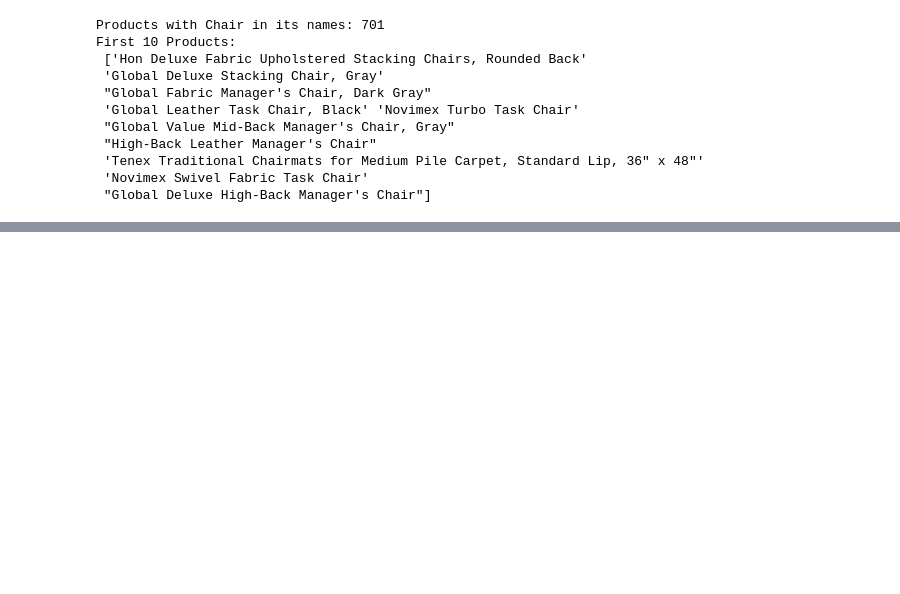
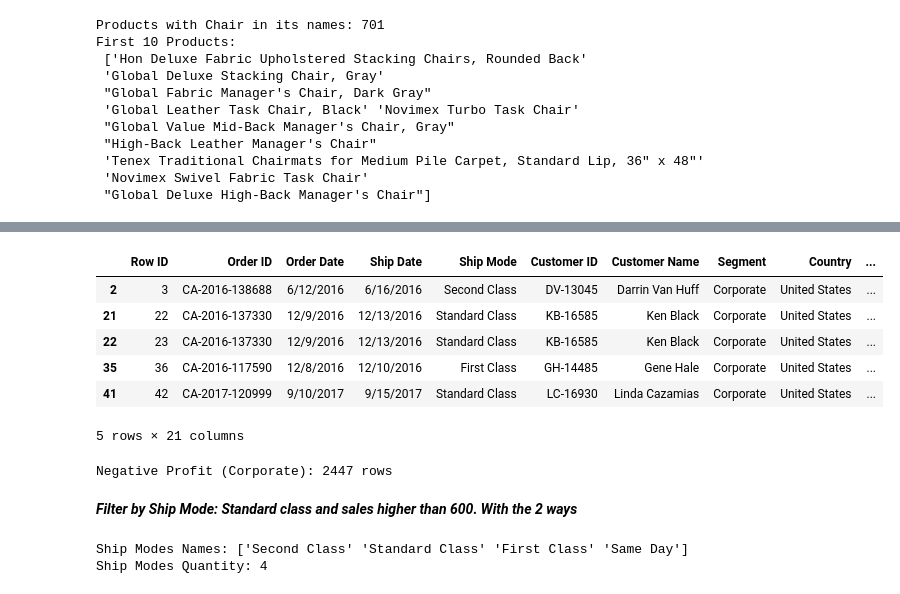
Before and after one commit to alvaro-collantes/data-analytics-study, a Jupyter notebook: week-02-filters/week-02-exploration.ipynb, the cells around one changed output, grey strips where cells are left out. Saved outputs shown, nothing was run; the diff lists cells and outputs as text; code cells hidden in the pictures; blank space fills up the shorter version.

```diff
--- a/week-02-filters/week-02-exploration.ipynb
+++ b/week-02-filters/week-02-exploration.ipynb
@@ -311,0 +324,25 @@ First 10 Products:
+# %%
+#Show segment of Corporate with negative profit
+negative_profit = df[(df['Segment']=='Corporate') & (df['Profit']>0)]
+display(negative_profit.head())
+print(f"Negative Profit (Corporate): {len(negative_profit)} rows")
+# %% [output]
+|  | Row ID | Order ID | Order Date | Ship Date | Ship Mode | Customer ID | Customer Name | Segment | Country | ... |
+| 2 | 3 | CA-2016-138688 | 6/12/2016 | 6/16/2016 | Second Class | DV-13045 | Darrin Van Huff | Corporate | United States | ... |
+| 21 | 22 | CA-2016-137330 | 12/9/2016 | 12/13/2016 | Standard Class | KB-16585 | Ken Black | Corporate | United States | ... |
+| 22 | 23 | CA-2016-137330 | 12/9/2016 | 12/13/2016 | Standard Class | KB-16585 | Ken Black | Corporate | United States | ... |
+| 35 | 36 | CA-2016-117590 | 12/8/2016 | 12/10/2016 | First Class | GH-14485 | Gene Hale | Corporate | United States | ... |
+| 41 | 42 | CA-2017-120999 | 9/10/2017 | 9/15/2017 | Standard Class | LC-16930 | Linda Cazamias | Corporate | United States | ... |
+5 rows × 21 columns
+Negative Profit (Corporate): 2447 rows
+# %% [markdown]
+***Filter by Ship Mode: Standard class and sales higher than 600. With the 2 ways***
+# %%
+#Get Ship Mode names and quantity
+ship_modes_n = df['Ship Mode'].unique()
+ship_modes_quantity = df['Ship Mode'].nunique()
+print(f"Ship Modes Names: {ship_modes_n}")
+print(f"Ship Modes Quantity: {ship_modes_quantity}")
+# %% [output]
+Ship Modes Names: ['Second Class' 'Standard Class' 'First Class' 'Same Day']
+Ship Modes Quantity: 4
```
Also changed, not shown: parts of 7 cells of this notebook.
